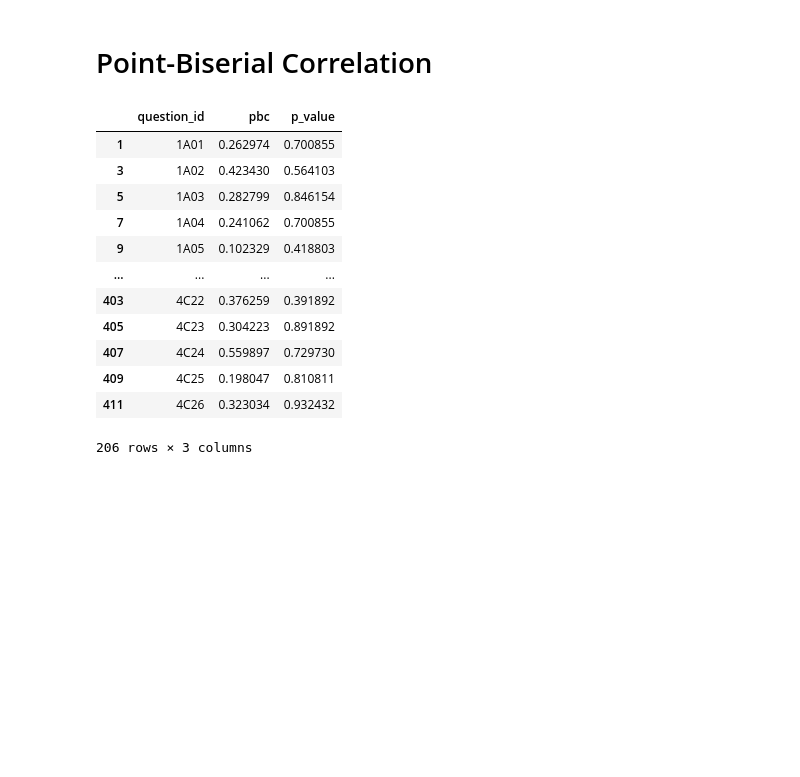
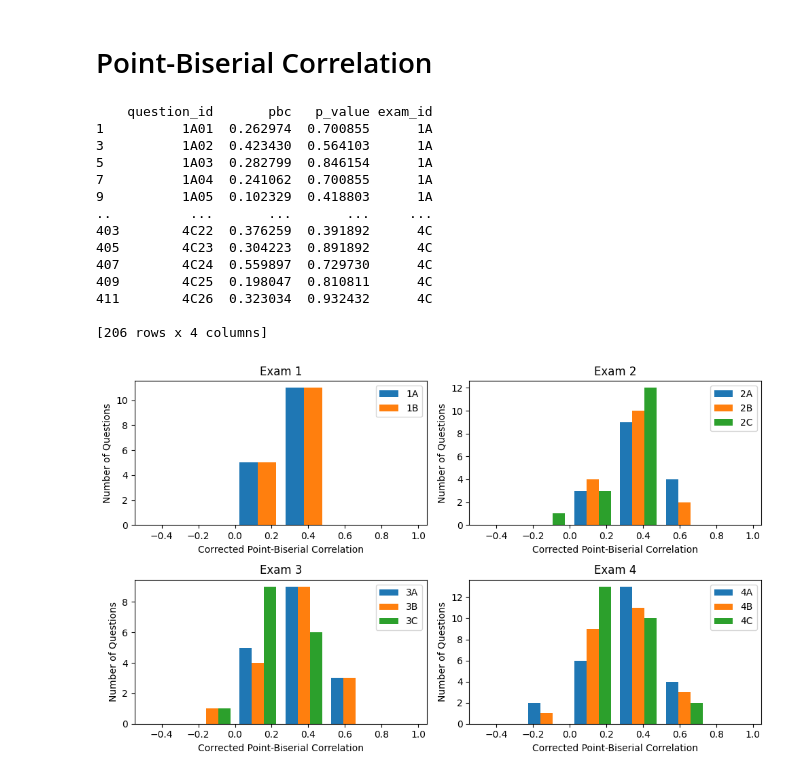
Before and after one commit to russell-jeter/CollegeAlgebraLSLTAnalysis, a Jupyter notebook: data_analysis_workbook.ipynb, the cells around one changed output. Saved outputs shown, nothing was run; the diff lists cells and outputs as text; code cells hidden in the pictures; blank space fills up the shorter version.

Commit message:
Finished PBC correlation analysis for real this time.

```diff
--- a/data_analysis_workbook.ipynb
+++ b/data_analysis_workbook.ipynb
@@ -364,18 +364,50 @@ for index, row in point_biserial_correlation_frame.iterrows():
     p_value = student_question_response_frame["question_score"].sum()/len(student_question_response_frame)
     point_biserial_correlation_frame.loc[index, "p_value"] = p_value
 
-point_biserial_correlation_frame
+point_biserial_correlation_frame["exam_id"] = point_biserial_correlation_frame["question_id"].str[0:2]
+
+print(point_biserial_correlation_frame)
 # %% [output]
-|  | question_id | pbc | p_value |
-| 1 | 1A01 | 0.262974 | 0.700855 |
-| 3 | 1A02 | 0.423430 | 0.564103 |
-| 5 | 1A03 | 0.282799 | 0.846154 |
-| 7 | 1A04 | 0.241062 | 0.700855 |
-| 9 | 1A05 | 0.102329 | 0.418803 |
-| ... | ... | ... | ... |
-| 403 | 4C22 | 0.376259 | 0.391892 |
-| 405 | 4C23 | 0.304223 | 0.891892 |
-| 407 | 4C24 | 0.559897 | 0.729730 |
-| 409 | 4C25 | 0.198047 | 0.810811 |
-| 411 | 4C26 | 0.323034 | 0.932432 |
-206 rows × 3 columns
+    question_id       pbc   p_value exam_id
+1          1A01  0.262974  0.700855      1A
+3          1A02  0.423430  0.564103      1A
+5          1A03  0.282799  0.846154      1A
+7          1A04  0.241062  0.700855      1A
+9          1A05  0.102329  0.418803      1A
+..          ...       ...       ...     ...
+403        4C22  0.376259  0.391892      4C
+405        4C23  0.304223  0.891892      4C
+407        4C24  0.559897  0.729730      4C
+409        4C25  0.198047  0.810811      4C
+411        4C26  0.323034  0.932432      4C
+
+[206 rows x 4 columns]
+# %%
+def add_subplot(axis, bins, exam_keys, title):
+    data_list = []
+    for key in exam_keys:
+        data_list.append(point_biserial_correlation_frame[point_biserial_correlation_frame["exam_id"].isin([key])]["pbc"].values)
+    axis.hist(data_list, bins, histtype='bar', label=exam_keys)
+    axis.legend(prop={'size': 10})
+    axis.set_xlabel("Corrected Point-Biserial Correlation")
+    axis.set_ylabel("Number of Questions")
+    axis.set_title(title)
+
+
+import matplotlib.pyplot as plt
+import numpy as np
+
+bins = [-.5, -.25, 0, 0.25, 0.5, 0.75, 1]
+
+
+fig, ((ax0, ax1), (ax2, ax3)) = plt.subplots(nrows=2, ncols=2, figsize=(10,6))
+
+add_subplot(ax0, bins, ["1A", "1B"], "Exam 1")
+add_subplot(ax1, bins, ["2A", "2B", "2C"], "Exam 2")
+add_subplot(ax2, bins, ["3A", "3B", "3C"], "Exam 3")
+add_subplot(ax3, bins, ["4A", "4B", "4C"], "Exam 4")
+
+fig.tight_layout()
+plt.show()
+# %% [output]
+[figure, added]
```
Also changed, not shown: parts of 2 cells of this notebook, 2 other files.
